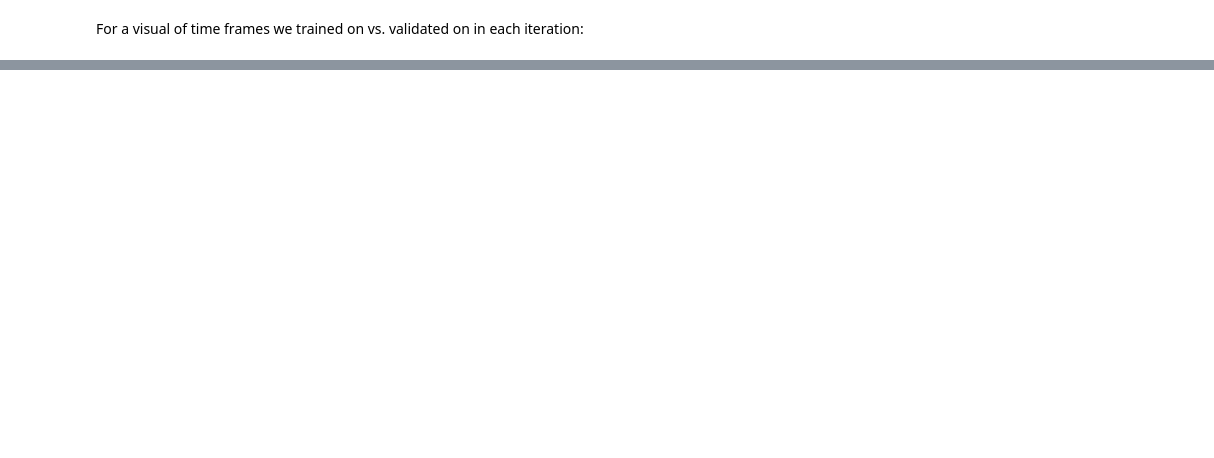
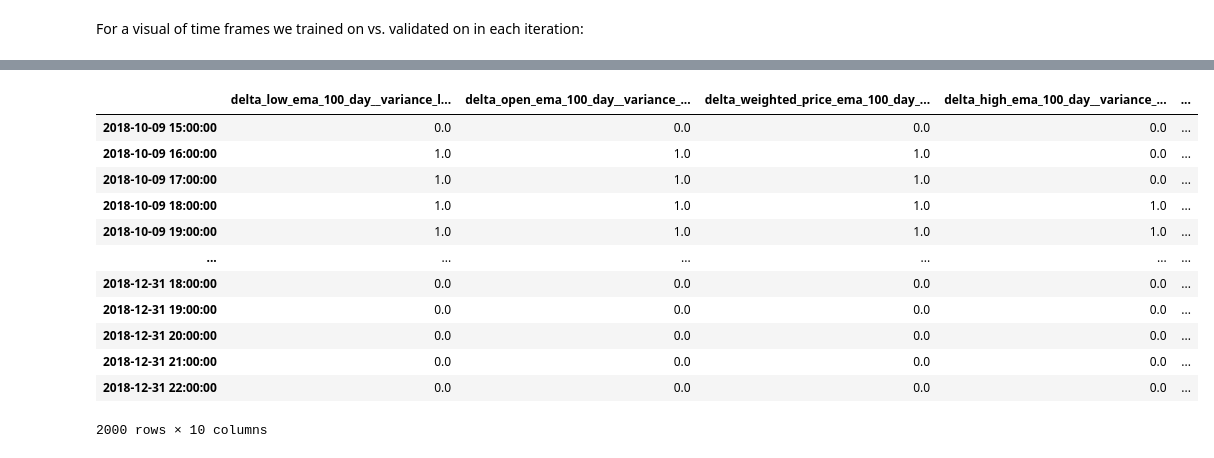
Before and after one commit to dbandrews/bitcoin-trading, a Jupyter notebook: pricing_analysis.ipynb, the cells around one changed output, grey strips where cells are left out. Cells and saved outputs as stored; diff of their text form; code cells hidden in the pictures; blank space fills up the shorter version.

```diff
--- a/pricing_analysis.ipynb
+++ b/pricing_analysis.ipynb
@@ -691,0 +795,16 @@ for train_ix, test_ix in splitter.split(x_target['close'], y_target, groups):
+# %%
+select_features(transformed_x,y_target, fdr_level=0.05)
+# %% [output]
+|  | delta_low_ema_100_day__variance_l... | delta_open_ema_100_day__variance_... | delta_weighted_price_ema_100_day_... | delta_high_ema_100_day__variance_... | ... |
+| 2018-10-09 15:00:00 | 0.0 | 0.0 | 0.0 | 0.0 | ... |
+| 2018-10-09 16:00:00 | 1.0 | 1.0 | 1.0 | 0.0 | ... |
+| 2018-10-09 17:00:00 | 1.0 | 1.0 | 1.0 | 0.0 | ... |
+| 2018-10-09 18:00:00 | 1.0 | 1.0 | 1.0 | 1.0 | ... |
+| 2018-10-09 19:00:00 | 1.0 | 1.0 | 1.0 | 1.0 | ... |
+| ... | ... | ... | ... | ... | ... |
+| 2018-12-31 18:00:00 | 0.0 | 0.0 | 0.0 | 0.0 | ... |
+| 2018-12-31 19:00:00 | 0.0 | 0.0 | 0.0 | 0.0 | ... |
+| 2018-12-31 20:00:00 | 0.0 | 0.0 | 0.0 | 0.0 | ... |
+| 2018-12-31 21:00:00 | 0.0 | 0.0 | 0.0 | 0.0 | ... |
+| 2018-12-31 22:00:00 | 0.0 | 0.0 | 0.0 | 0.0 | ... |
+2000 rows × 10 columns
```
Also changed, not shown: parts of 23 cells of this notebook, 1 other file.
